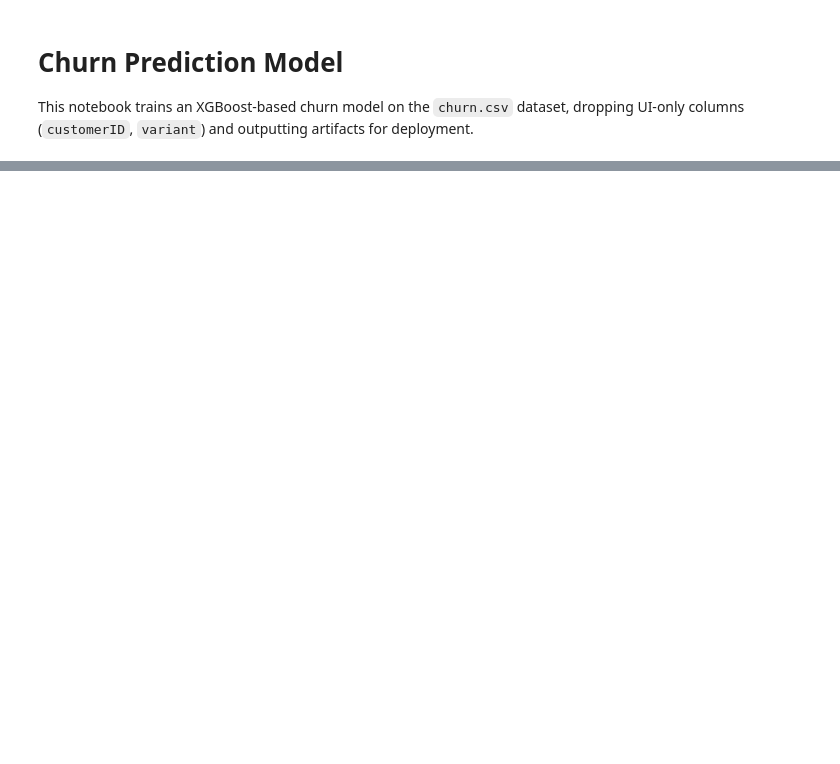
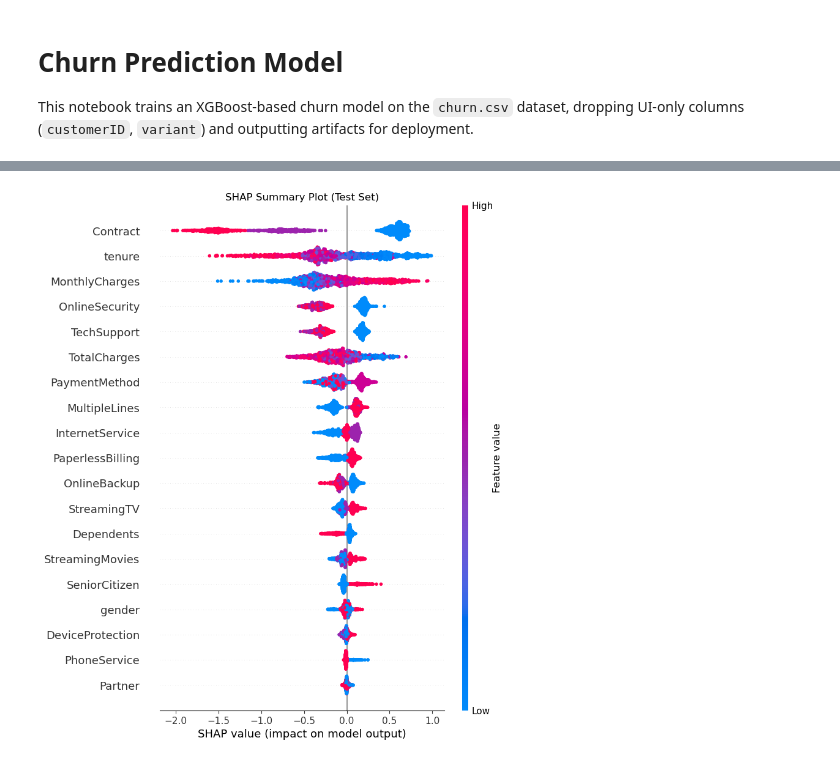
Before and after one commit to taneshsin/EngageTrack-AI, a Jupyter notebook: notebooks/churn_model.ipynb, the cells around one changed output, grey strips where cells are left out. Drawn from its saved outputs; the diff is of its cells as text; code cells hidden in the pictures; blank space fills up the shorter version.

```diff
--- a/notebooks/churn_model.ipynb
+++ b/notebooks/churn_model.ipynb
@@ -86,3 +132,14 @@ plt.show()
+# %%
+# Step 9.5: SHAP Explainability
+import shap
+explainer = shap.TreeExplainer(model)
+shap_values = explainer.shap_values(X_test_scaled)
+plt.figure(figsize=(8,6))
+shap.summary_plot(shap_values, X_test, feature_names=X.columns, show=False)
+plt.title('SHAP Summary Plot (Test Set)')
+plt.show()
+# %% [output]
+[figure, added]
 # %%
 # Step 10: Save Artifacts
 joblib.dump(model, 'xgb_model.pkl')
```
Also changed, not shown: parts of 7 cells of this notebook.
